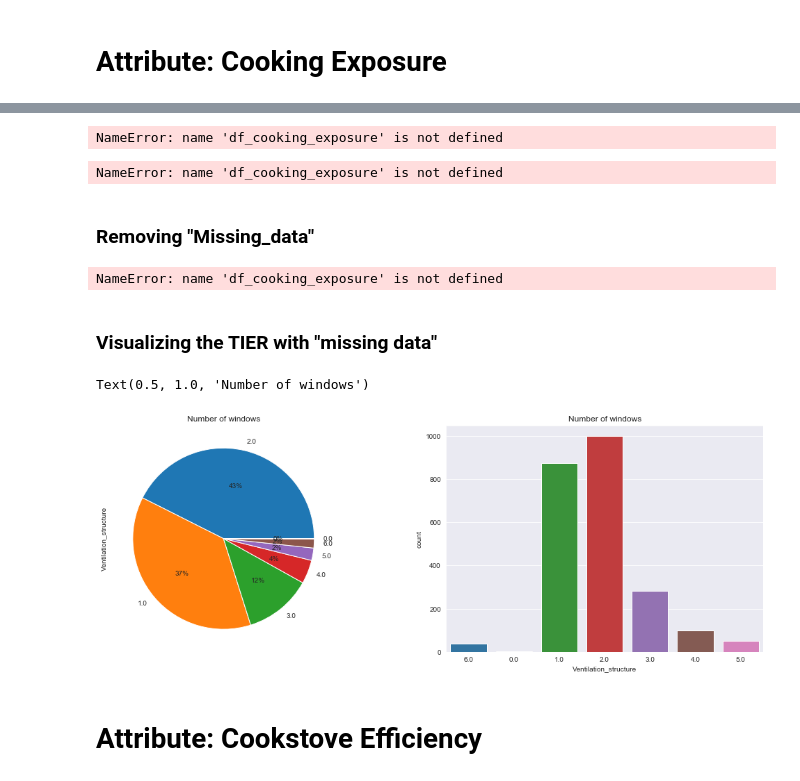
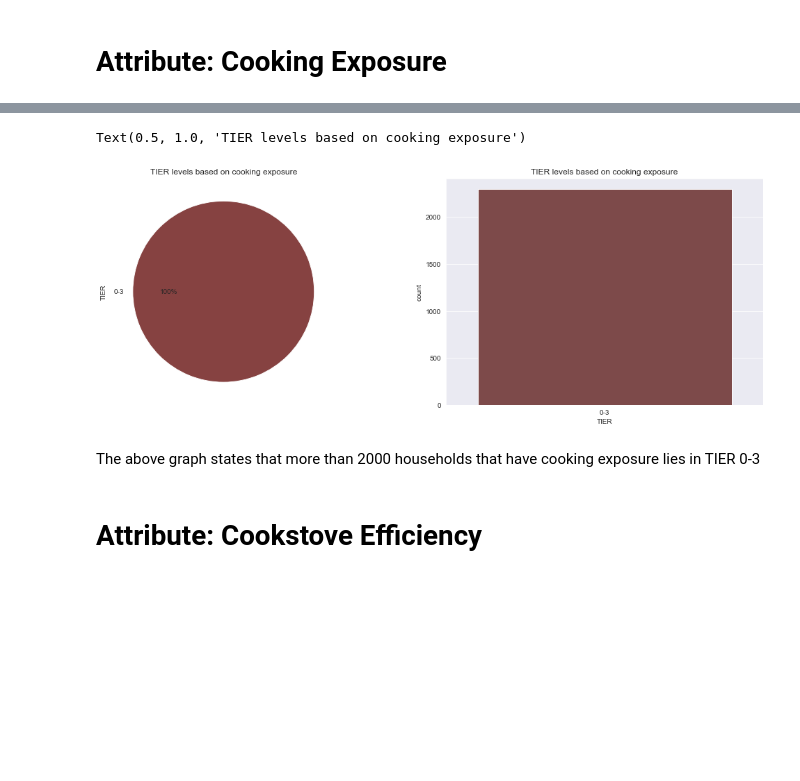
Before and after one commit to HEDERA-PLATFORM/mtf-rwanda-analysis, a Jupyter notebook: Rwanda/Rwanda_MTF_cooking_alfonso.ipynb, the cells around one changed output, grey strips where cells are left out. Saved outputs shown, nothing was run; the diff lists cells and outputs as text; code cells hidden in the pictures; blank space fills up the shorter version.

```diff
--- a/Rwanda/Rwanda_MTF_cooking_alfonso.ipynb
+++ b/Rwanda/Rwanda_MTF_cooking_alfonso.ipynb
@@ -203,0 +177,8 @@ df_cooking_exposure.tail()
+# %%
+Windows=[]
+for s in df["I16_How many doors and windows"]:
+    Windows.append(s)
+
+df_emission['Windows']= Windows
+# %%
+df_emission['Outdoor']=df[['I14_where did you normally cook with the cookstove']]
@@ -203,0 +192,2 @@ df_cooking_exposure.tail()
+# %%
+df_emission.dropna(inplace=True)
@@ -204 +205,20 @@ df_cooking_exposure.tail()
+# %%
+lst=[]
+TIER5= [6,15,16,17]
+TIER4= [8,10,11,12,13,14]
+for i in range (df_emission.shape[0]):
+    value=""
+    Fuel = int(df_emission.iat[i,0])
+    Windows = df_emission.iat[i,1]
+    Outdoor = df_emission.iat[i,2]
+    if Fuel in TIER5 and Outdoor==5:
+        value = "5"
+    elif Fuel in TIER4 and Outdoor==5:
+        value = "4"
+    else:
+        value = "0-3"
+    lst.append(value)
+
+# adding list to dataframe
+df_emission["TIER"] = lst
 # %% [markdown]
@@ -216,31 +226,21 @@ This is done to keep the missing values into analysis (As it is important to kno
-# %%
-df_cooking_exposure["Ventilation_structure"] = df_cooking_exposure.Ventilation_structure.apply(lambda x: "Missing_data" if math.isnan(x) else x)
-# %% [output]
-NameError: name 'df_cooking_exposure' is not defined
-# %%
-df_cooking_exposure.head()
-# %% [output]
-NameError: name 'df_cooking_exposure' is not defined
-# %% [markdown]
-### Removing "Missing_data"
-# %%
-df2 = df_cooking_exposure[df_cooking_exposure != 'Missing_data']
-# %% [output]
-NameError: name 'df_cooking_exposure' is not defined
-# %% [markdown]
-### Visualizing the TIER with "missing data"
 # %%
+# Setting up the ESMAP color pallette
+esmap_colors=['#864241','#B85F57','#E49202','#5797B0','#84B0B1','#5C9989']
+sns.set_palette(esmap_colors)
+
 #Pie plot
 f,ax=plt.subplots(1,2, figsize=(18,6))
-df2['Ventilation_structure'].value_counts().plot.pie( autopct='%1.0f%%',ax=ax[0])
-ax[0].set_title('Number of windows')
+df_emission['TIER'].value_counts().plot.pie( autopct='%1.0f%%',ax=ax[0])
+ax[0].set_title('TIER levels based on cooking exposure')
 
-#Boxplot
-sns.countplot('Ventilation_structure',data=df2,ax=ax[1])
-ax[1].set_title('Number of windows')
+#Barplot
+sns.countplot('TIER',data=df_emission,ax=ax[1])
+ax[1].set_title('TIER levels based on cooking exposure')
 # %% [output]
-Text(0.5, 1.0, 'Number of windows')
+Text(0.5, 1.0, 'TIER levels based on cooking exposure')
-[figure, old version]
+[figure, new version]
+# %% [markdown]
+The above graph states that more than 2000 households that have cooking exposure lies in TIER 0-3
 # %% [markdown]
 # Attribute: Cookstove Efficiency
 # %% [markdown]
```
Also changed, not shown: parts of 49 cells of this notebook, 1 other file.
